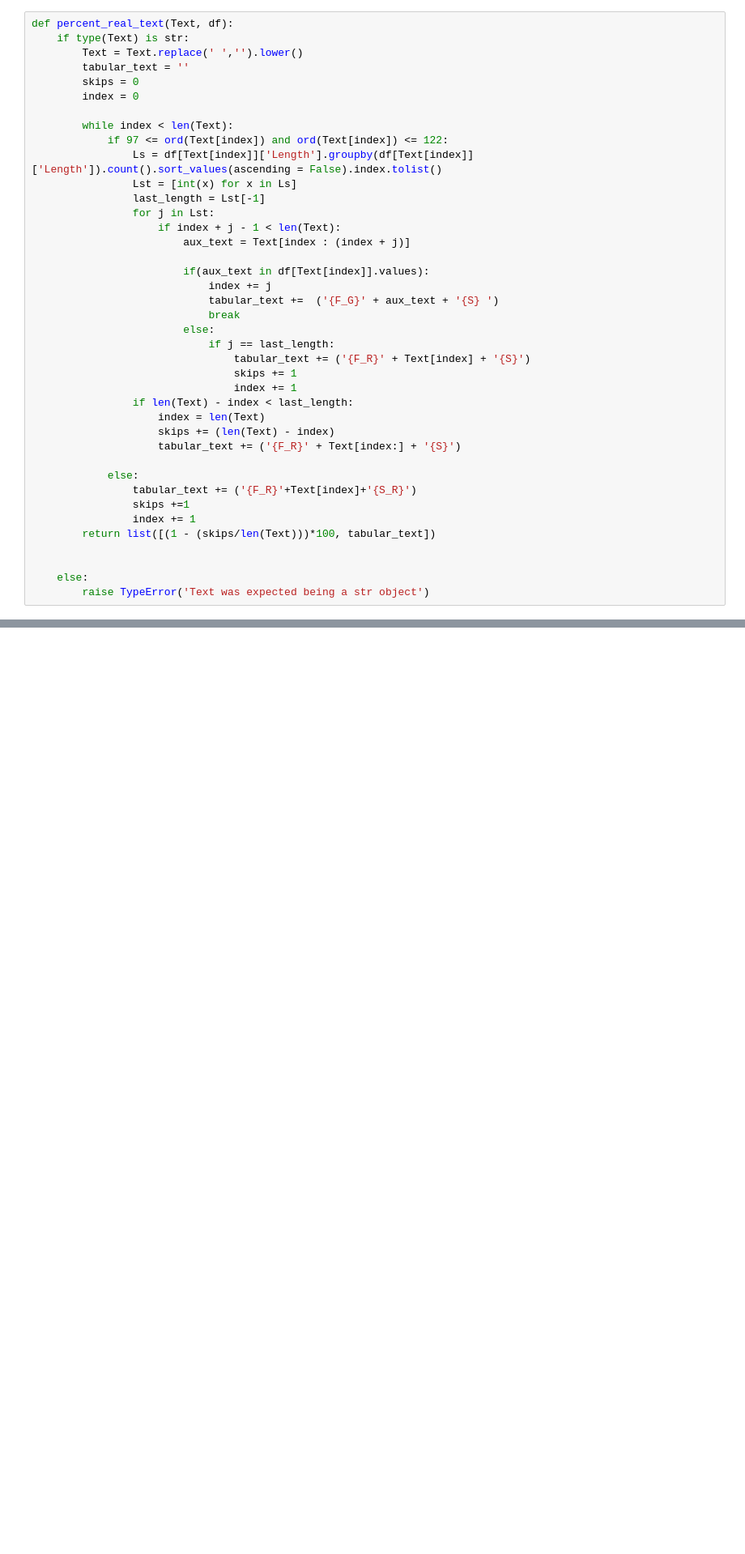
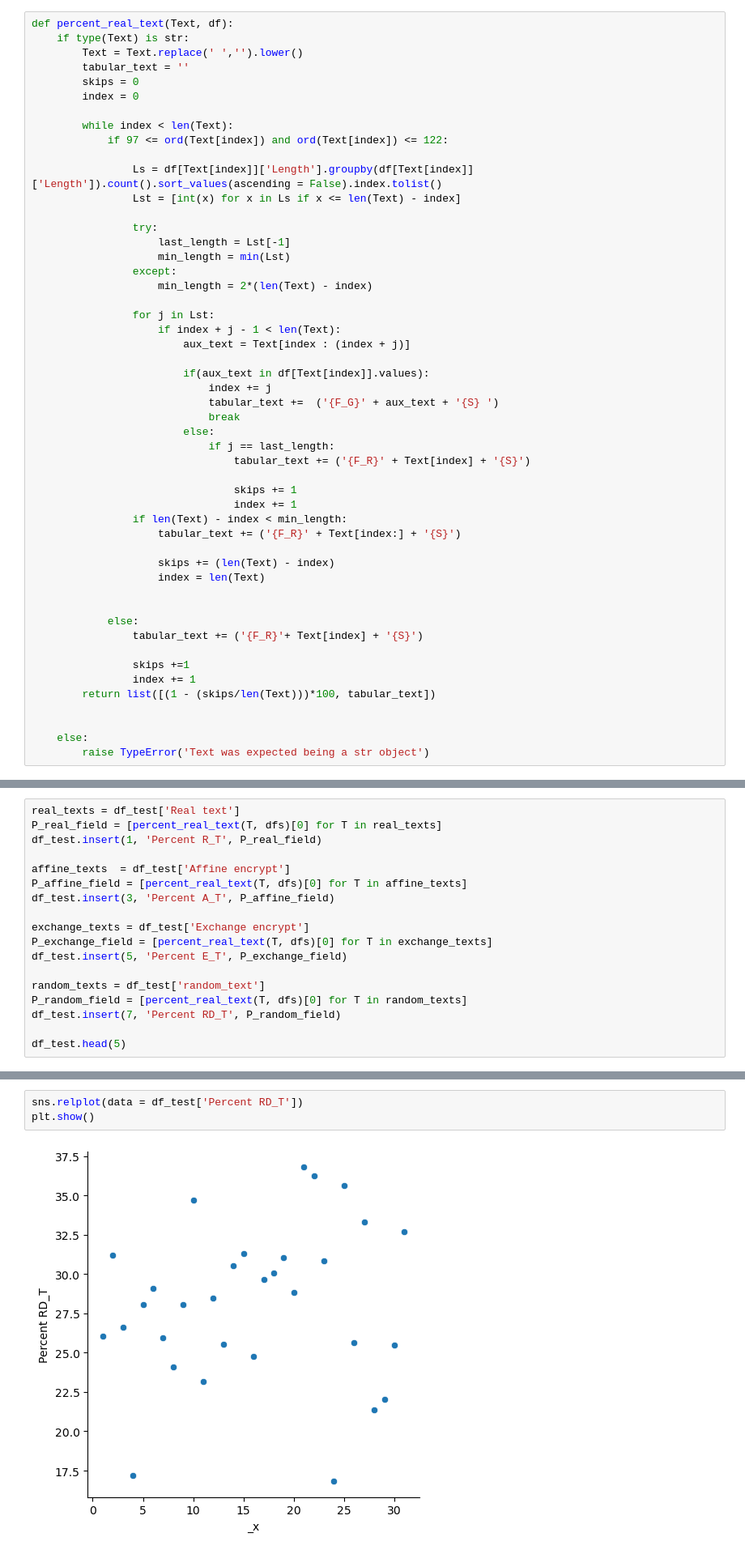
Before and after one commit to ivanc998/IN-Portfolio, a Jupyter notebook: Project-Decrypt/Scripts/Decrypt.ipynb, the cells around one changed output, grey strips where cells are left out. Shown at 81% size. Saved outputs shown, nothing was run; the diff lists cells and outputs as text; blank space fills up the shorter version.

Commit message:
P-Decrypt: Fix recgnize text function and evaluate the dataframe test with this one.

```diff
--- a/Project-Decrypt/Scripts/Decrypt.ipynb
+++ b/Project-Decrypt/Scripts/Decrypt.ipynb
@@ -290,9 +295,16 @@ def percent_real_text(Text, df):
 
         while index < len(Text):
             if 97 <= ord(Text[index]) and ord(Text[index]) <= 122:
+
                 Ls = df[Text[index]]['Length'].groupby(df[Text[index]]['Length']).count().sort_values(ascending = False).index.tolist()
-                Lst = [int(x) for x in Ls]
-                last_length = Lst[-1]
+                Lst = [int(x) for x in Ls if x <= len(Text) - index]
+
+                try:
+                    last_length = Lst[-1]
+                    min_length = min(Lst)
+                except:
+                    min_length = 2*(len(Text) - index)
+
                 for j in Lst:
                     if index + j - 1 < len(Text):
                         aux_text = Text[index : (index + j)]
@@ -304,15 +316,19 @@ def percent_real_text(Text, df):
                         else:
                             if j == last_length:
                                 tabular_text += ('{F_R}' + Text[index] + '{S}')
+
                                 skips += 1
                                 index += 1
-                if len(Text) - index < last_length:
-                    index = len(Text)
-                    skips += (len(Text) - index)
+                if len(Text) - index < min_length:
                     tabular_text += ('{F_R}' + Text[index:] + '{S}')
 
+                    skips += (len(Text) - index)
+                    index = len(Text)
+
+
             else:
-                tabular_text += ('{F_R}'+Text[index]+'{S_R}')
+                tabular_text += ('{F_R}'+ Text[index] + '{S}')
+
                 skips +=1
                 index += 1
         return list([(1 - (skips/len(Text)))*100, tabular_text])
@@ -371,0 +390,18 @@ Ahora debemos probar las opciones de decodificación hallados anteriormente con
+# %%
+real_texts = df_test['Real text']
+P_real_field = [percent_real_text(T, dfs)[0] for T in real_texts]
+df_test.insert(1, 'Percent R_T', P_real_field)
+
+affine_texts  = df_test['Affine encrypt']
+P_affine_field = [percent_real_text(T, dfs)[0] for T in affine_texts]
+df_test.insert(3, 'Percent A_T', P_affine_field)
+
+exchange_texts = df_test['Exchange encrypt']
+P_exchange_field = [percent_real_text(T, dfs)[0] for T in exchange_texts]
+df_test.insert(5, 'Percent E_T', P_exchange_field)
+
+random_texts = df_test['random_text']
+P_random_field = [percent_real_text(T, dfs)[0] for T in random_texts]
+df_test.insert(7, 'Percent RD_T', P_random_field)
+
+df_test.head(5)
@@ -372,3 +415,8 @@ Ahora debemos probar las opciones de decodificación hallados anteriormente con
+# %%
+sns.relplot(data = df_test['Percent RD_T'])
+plt.show()
+# %% [output]
+[figure, added]
 # %%
 def filter_encrypt_options(options_decrypt):
 
```
Also changed, not shown: parts of 12 cells of this notebook.
